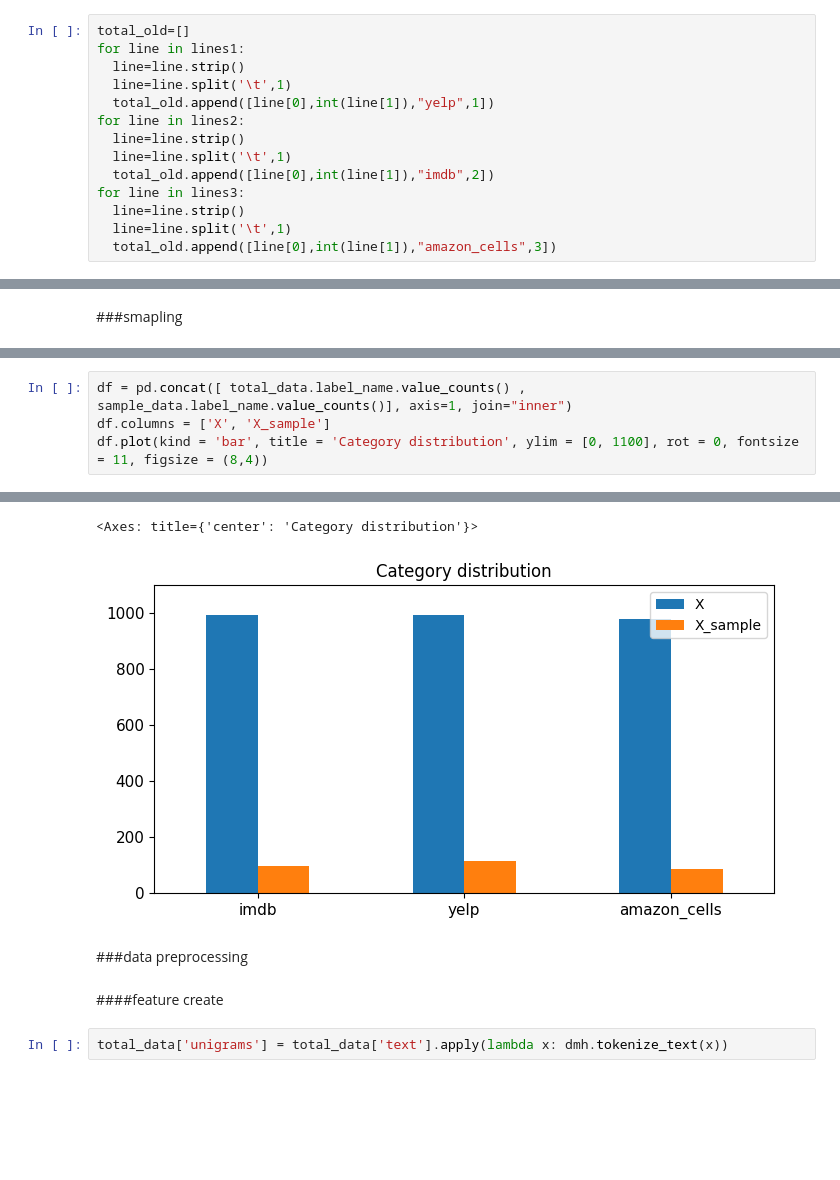
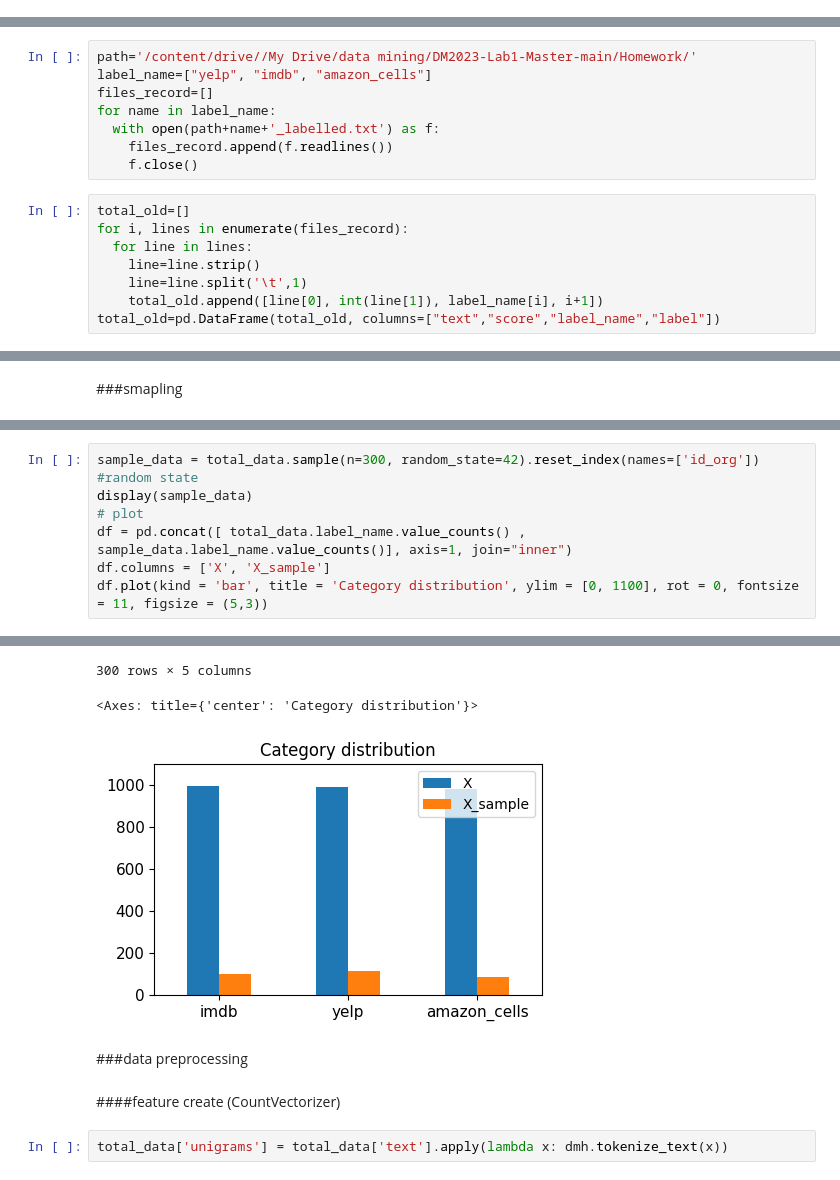
Before and after one commit to gigi-igig/DM2023-Lab1-Master, a Jupyter notebook: Homework/DM2023-Lab1-Homework.ipynb, the cells around one changed output, grey strips where cells are left out. Drawn from its saved outputs; the diff is of its cells as text; blank space fills up the shorter version.

```diff
--- a/Homework/DM2023-Lab1-Homework.ipynb
+++ b/Homework/DM2023-Lab1-Homework.ipynb
@@ -347,14 +321,0 @@ with open('/content/drive//My Drive/data mining/DM2023-Lab1-Master-main/Homework
-# %%
-total_old=[]
-for line in lines1:
-  line=line.strip()
-  line=line.split('\t',1)
-  total_old.append([line[0],int(line[1]),"yelp",1])
-for line in lines2:
-  line=line.strip()
-  line=line.split('\t',1)
-  total_old.append([line[0],int(line[1]),"imdb",2])
-for line in lines3:
-  line=line.strip()
-  line=line.split('\t',1)
-  total_old.append([line[0],int(line[1]),"amazon_cells",3])
@@ -382,3 +322,19 @@ display(total_old[2500:2550])
+# %%
+path='/content/drive//My Drive/data mining/DM2023-Lab1-Master-main/Homework/'
+label_name=["yelp", "imdb", "amazon_cells"]
+files_record=[]
+for name in label_name:
+  with open(path+name+'_labelled.txt') as f:
+    files_record.append(f.readlines())
+    f.close()
+# %%
+total_old=[]
+for i, lines in enumerate(files_record):
+  for line in lines:
+    line=line.strip()
+    line=line.split('\t',1)
+    total_old.append([line[0], int(line[1]), label_name[i], i+1])
+total_old=pd.DataFrame(total_old, columns=["text","score","label_name","label"])
 # %%
 print(len(total_old))
 total_old[total_old['label_name']=='yelp'].iloc[::10][:5]
@@ -484,5 +428,8 @@ display(sample_data)
 # %%
+sample_data = total_data.sample(n=300, random_state=42).reset_index(names=['id_org']) #random state
+display(sample_data)
+# plot
 df = pd.concat([ total_data.label_name.value_counts() , sample_data.label_name.value_counts()], axis=1, join="inner")
 df.columns = ['X', 'X_sample']
-df.plot(kind = 'bar', title = 'Category distribution', ylim = [0, 1100], rot = 0, fontsize = 11, figsize = (8,4))
+df.plot(kind = 'bar', title = 'Category distribution', ylim = [0, 1100], rot = 0, fontsize = 11, figsize = (5,3))
 # %% [output]
@@ -489,9 +448,10 @@ df.plot(kind = 'bar', title = 'Category distribution', ylim = [0, 1100], rot = 0
-<Axes: title={'center': 'Category distribution'}>
+300 rows × 5 columns
+<Axes: title={'center': 'Category distribution'}>
-[figure, old version]
+[figure, new version]
 # %% [markdown]
 ###data preprocessing
 # %% [markdown]
-####feature create
+####feature create (CountVectorizer)
 # %%
 total_data['unigrams'] = total_data['text'].apply(lambda x: dmh.tokenize_text(x))
 # %%
```
Also changed, not shown: parts of 48 cells of this notebook.
